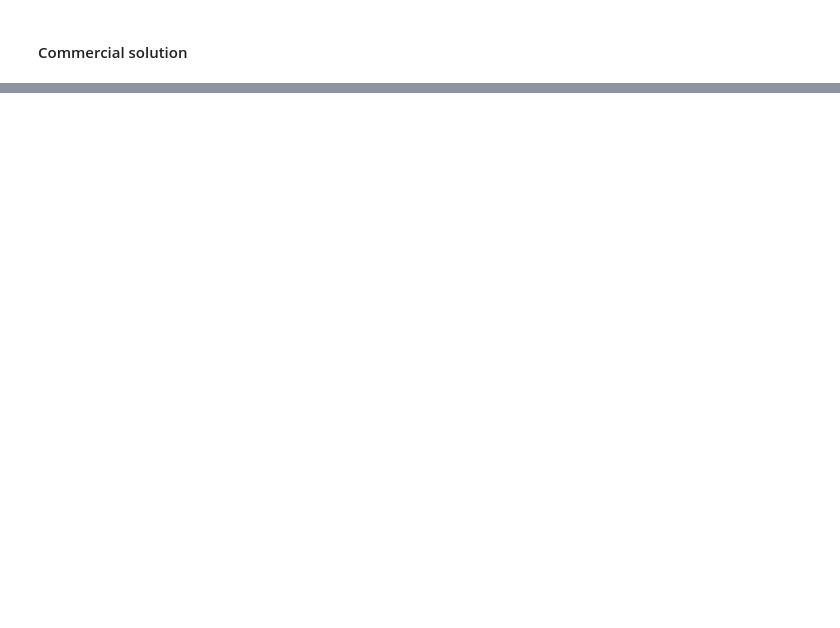
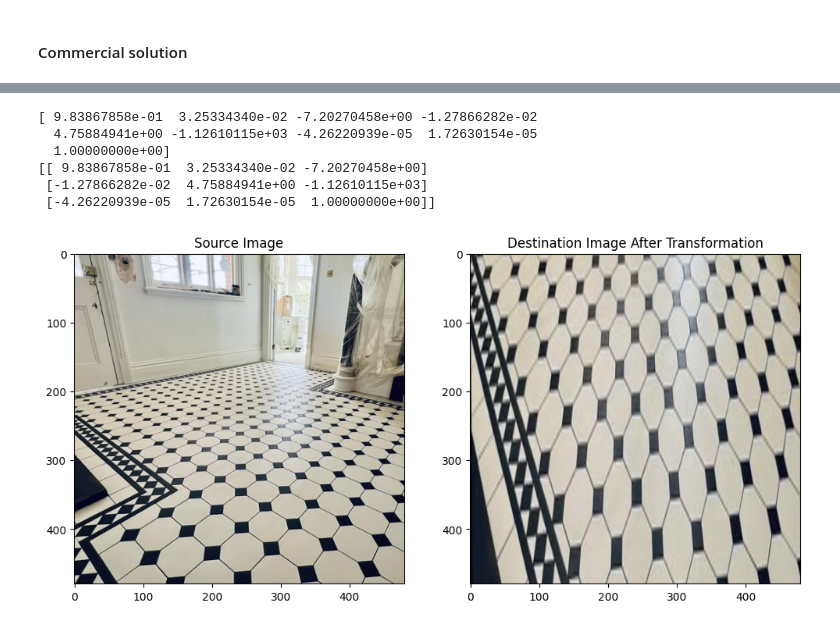
Before and after one commit to chedinhtrung/multiple_view_geom, a Jupyter notebook: intro/projection_rectification.ipynb, the cells around one changed output, grey strips where cells are left out. Saved outputs shown, nothing was run; the diff lists cells and outputs as text; code cells hidden in the pictures; blank space fills up the shorter version.

```diff
--- a/intro/projection_rectification.ipynb
+++ b/intro/projection_rectification.ipynb
@@ -231,0 +310,47 @@ the transformation is doing what it should:
+# %%
+# Solve H
+
+A = get_A(pts, new_pts, homogen=True)
+b = np.zeros(9)
+# Enforce h_9 = 1
+A = np.concatenate((A, [[0,0,0,0,0,0,0,0,1]]))
+b[-1] = 1
+
+# solve for H
+h = np.linalg.solve(A, b)
+print(h)
+# reshape h into H
+H = h.reshape((3,3))
+print(H)
+# %% [output]
+[ 9.83867858e-01  3.25334340e-02 -7.20270458e+00 -1.27866282e-02
+  4.75884941e+00 -1.12610115e+03 -4.26220939e-05  1.72630154e-05
+  1.00000000e+00]
+[[ 9.83867858e-01  3.25334340e-02 -7.20270458e+00]
+ [-1.27866282e-02  4.75884941e+00 -1.12610115e+03]
+ [-4.26220939e-05  1.72630154e-05  1.00000000e+00]]
+# %%
+%matplotlib inline
+from scipy import ndimage as ndi
+from skimage.io import imread
+from skimage.color import rgb2gray
+from skimage.transform import ProjectiveTransform, warp
+import numpy as np
+
+im_src = imread('../images/floor.jpg')
+height, width, dim = im_src.shape
+
+im_dst = warp(im_src, np.linalg.inv(H), output_shape=(height, width))
+
+plt.figure(figsize=(12, 6))
+plt.subplot(121)
+plt.imshow(im_src)
+ax.scatter(x_coords, y_coords, color="red", s=40)
+ax.scatter(xp_coords, yp_coords, color="green", s=40)
+plt.title('Source Image')
+plt.subplot(122)
+plt.imshow(im_dst)
+plt.title('Destination Image After Transformation')
+plt.show()
+# %% [output]
+[figure, added]
```
Also changed, not shown: parts of 11 cells of this notebook, 1 other file.
